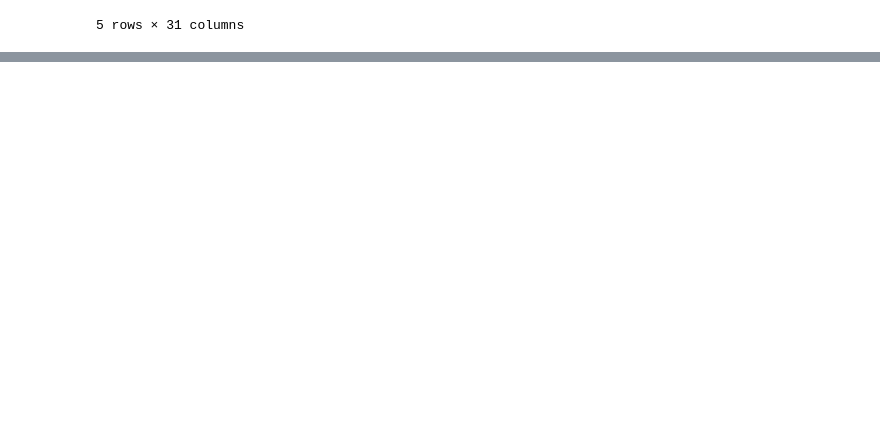
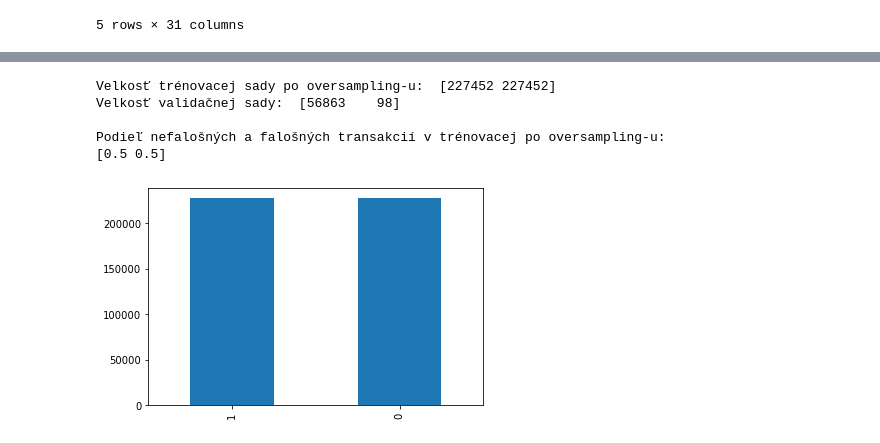
Before and after one commit to wasted258/Slovak_NS2021, a Jupyter notebook: Slovak_Neuronove.ipynb, the cells around one changed output, grey strips where cells are left out. Cells and saved outputs as stored; diff of their text form; code cells hidden in the pictures; blank space fills up the shorter version.

Commit message:
Added Smote oversampling and neural network

```diff
--- a/Slovak_Neuronove.ipynb
+++ b/Slovak_Neuronove.ipynb
@@ -133,0 +185,22 @@ df.head()
+# %%
+from imblearn.over_sampling import SMOTE
+
+oversample = SMOTE()
+X_train_oversampled, y_train_oversampled = oversample.fit_resample(original_Xtrain, original_ytrain.ravel())
+pd.Series(y_train_new).value_counts().plot.bar()
+
+train_unique_label_oversample, train_counts_label_oversample = np.unique(y_train_oversampled, return_counts=True)
+
+#Velkosť trénovacej sady po oversampling-u
+print('Velkosť trénovacej sady po oversampling-u: ', train_counts_label_oversample)
+print('Velkosť validačnej sady: ', test_counts_label, '\n')
+
+print('Podieľ nefalošných a falošných transakcií v trénovacej po oversampling-u: ')
+print(train_counts_label_oversample/ len( y_train_oversampled))
+# %% [output]
+Velkosť trénovacej sady po oversampling-u:  [227452 227452]
+Velkosť validačnej sady:  [56863    98]
+
+Podieľ nefalošných a falošných transakcií v trénovacej po oversampling-u:
+[0.5 0.5]
+[figure, added]
```
Also changed, not shown: parts of 11 cells of this notebook.
